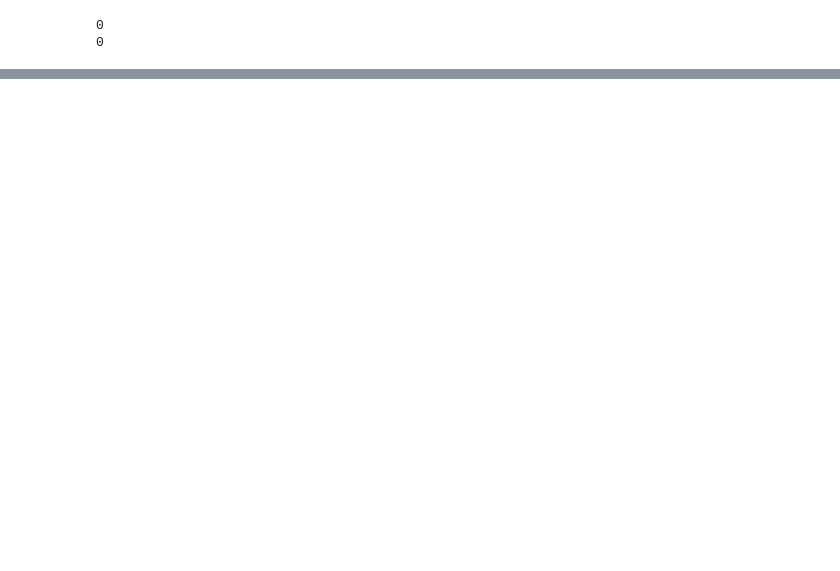
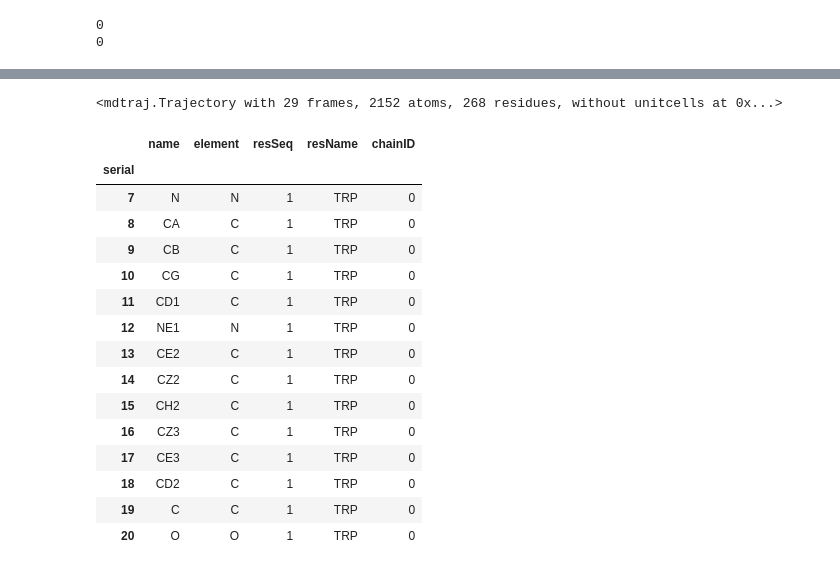
Before and after one commit to ChayaSt/exacycleGPCR, a Jupyter notebook: MSMbuildGPCR.ipynb, the cells around one changed output, grey strips where cells are left out. Drawn from its saved outputs; the diff is of its cells as text; code cells hidden in the pictures; blank space fills up the shorter version.

```diff
--- a/MSMbuildGPCR.ipynb
+++ b/MSMbuildGPCR.ipynb
@@ -7,0 +9,4 @@ import numpy as np
+# %%
+top = md.load_pdb('GPCR_NatureChemistry/reference-structures/apo_snapshot.pdb')
+table, bonds = top.topology.to_dataframe()
+atom_pairs = [table[(table['resSeq'].isin([131,272])) & (table['name']=='CA')].index.tolist()]
@@ -52,0 +55,4 @@ table, bonds = t.topology.to_dataframe()
+# %%
+t3
+# %% [output]
+<mdtraj.Trajectory with 29 frames, 2152 atoms, 268 residues, without unitcells at 0x...>
@@ -52,0 +62,19 @@ table, bonds = t.topology.to_dataframe()
+# %%
+table[table['resSeq']==1]
+# %% [output]
+|  | name | element | resSeq | resName | chainID |
+| serial |  |  |  |  |  |
+| 7 | N | N | 1 | TRP | 0 |
+| 8 | CA | C | 1 | TRP | 0 |
+| 9 | CB | C | 1 | TRP | 0 |
+| 10 | CG | C | 1 | TRP | 0 |
+| 11 | CD1 | C | 1 | TRP | 0 |
+| 12 | NE1 | N | 1 | TRP | 0 |
+| 13 | CE2 | C | 1 | TRP | 0 |
+| 14 | CZ2 | C | 1 | TRP | 0 |
+| 15 | CH2 | C | 1 | TRP | 0 |
+| 16 | CZ3 | C | 1 | TRP | 0 |
+| 17 | CE3 | C | 1 | TRP | 0 |
+| 18 | CD2 | C | 1 | TRP | 0 |
+| 19 | C | C | 1 | TRP | 0 |
+| 20 | O | O | 1 | TRP | 0 |
```
Also changed, not shown: parts of 26 cells of this notebook.
